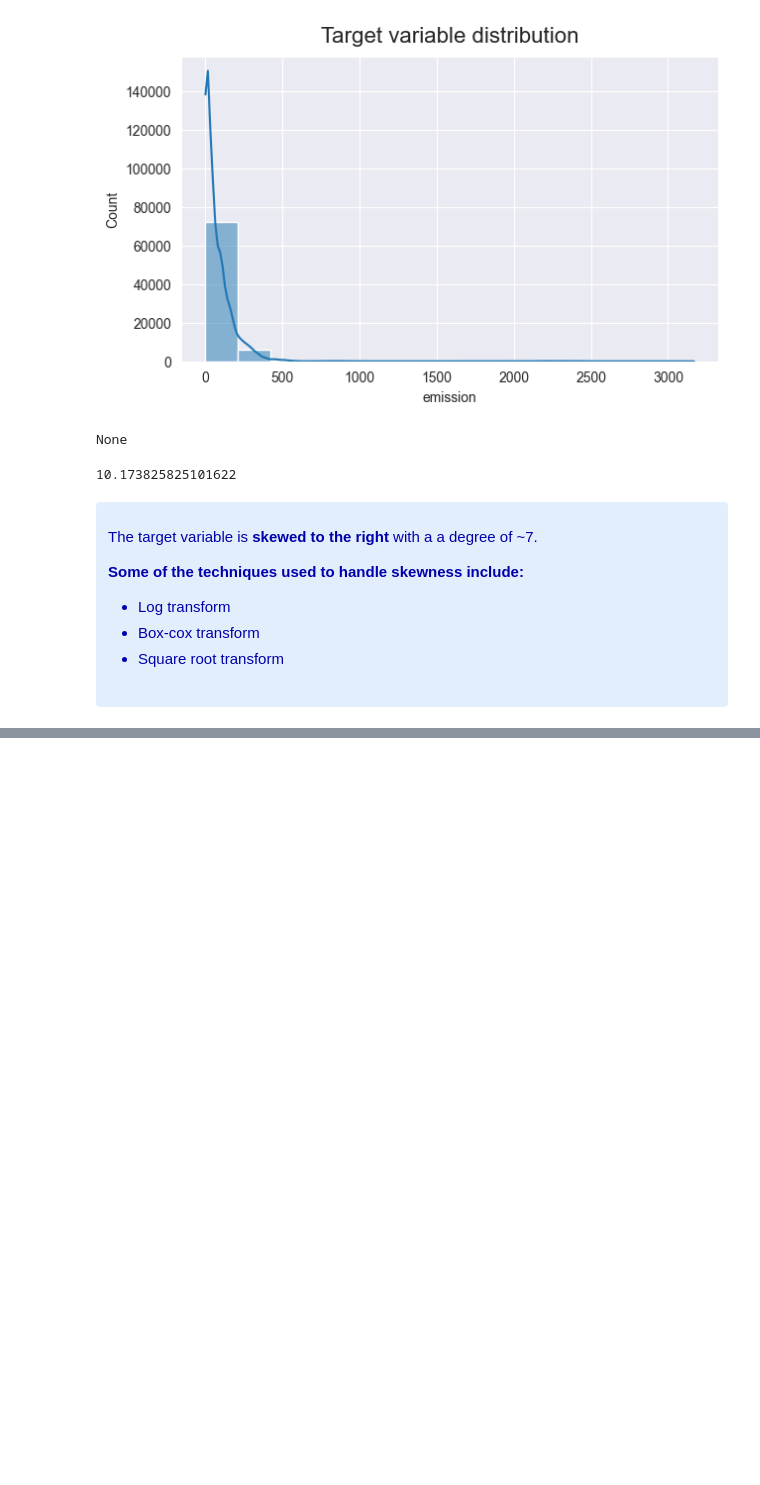
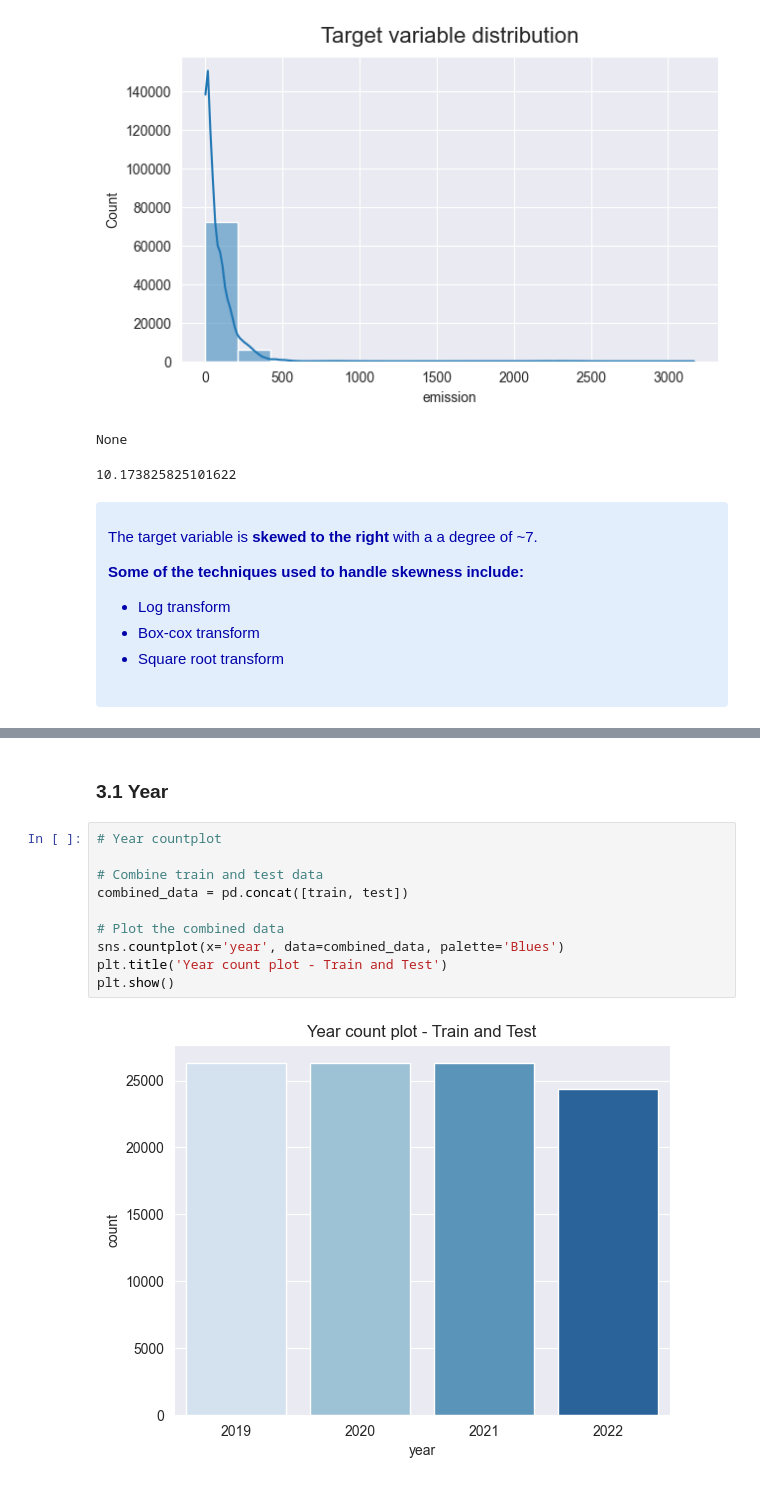
Before and after one commit to mohamedyosef101/rwanda-carbon-emissions, a Jupyter notebook: EDA.ipynb, the cells around one changed output, grey strips where cells are left out. Cells and saved outputs as stored; diff of their text form; blank space fills up the shorter version.

```diff
--- a/EDA.ipynb
+++ b/EDA.ipynb
@@ -96,0 +161,14 @@ The target variable is **skewed to the right** with a a degree of ~7.
+# %% [markdown]
+### 3.1 Year
+# %%
+# Year countplot
+
+# Combine train and test data
+combined_data = pd.concat([train, test])
+
+# Plot the combined data
+sns.countplot(x='year', data=combined_data, palette='Blues')
+plt.title('Year count plot - Train and Test')
+plt.show()
+# %% [output]
+[figure, added]
```
Also changed, not shown: parts of 18 cells of this notebook.
